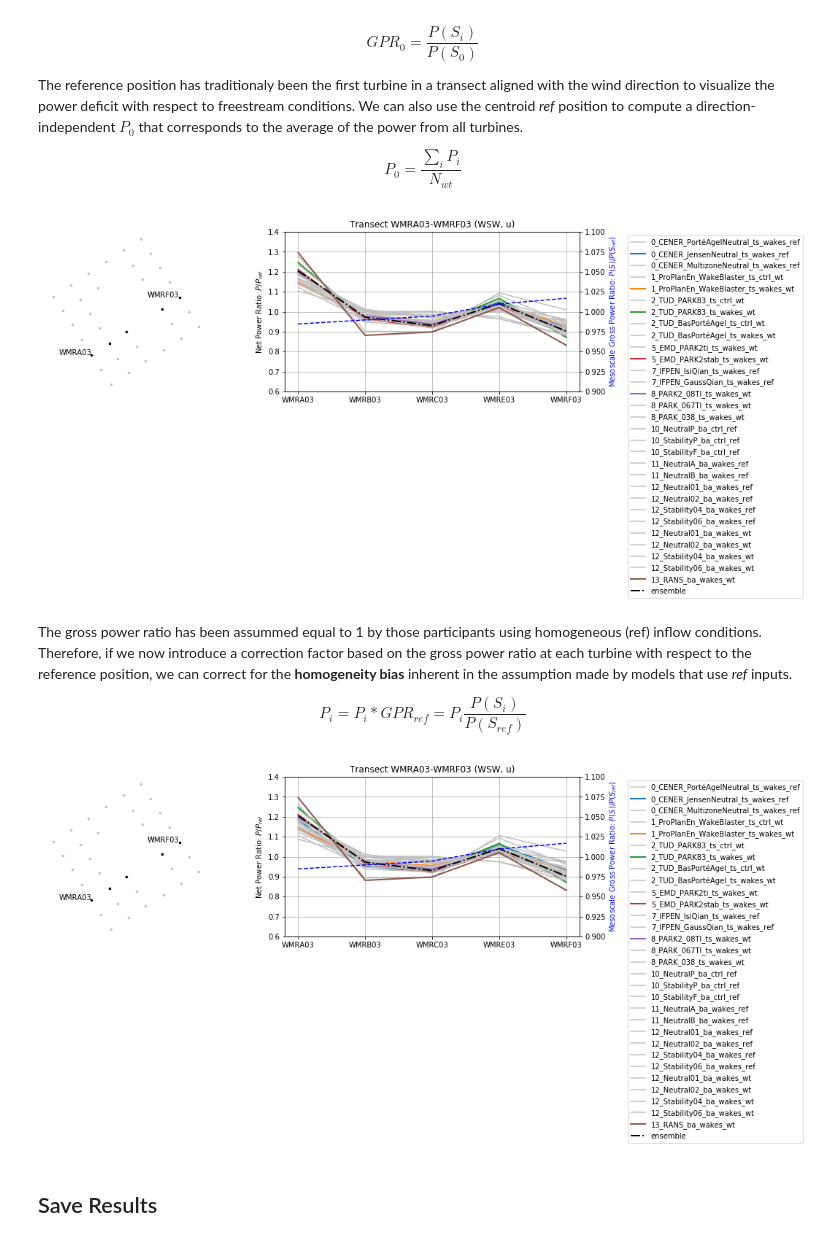
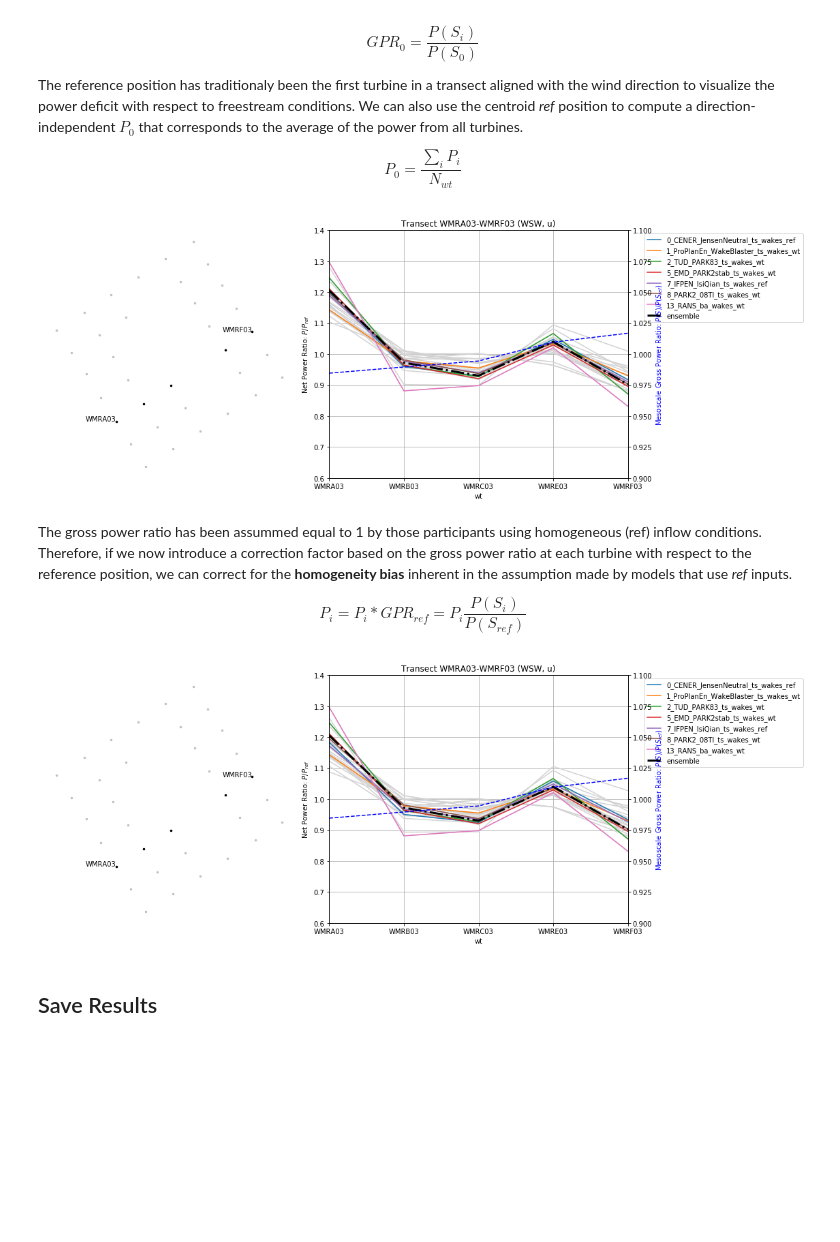
Before and after one commit to CENER-EPR/OWAbench, a Jupyter notebook: WestermostRough/WestermostRough_ArrayEfficiency.ipynb, the cells around one changed output. Drawn from its saved outputs; the diff is of its cells as text; code cells hidden in the pictures; blank space fills up the shorter version.

```diff
--- a/WestermostRough/WestermostRough_ArrayEfficiency.ipynb
+++ b/WestermostRough/WestermostRough_ArrayEfficiency.ipynb
@@ -370,7 +367,7 @@ plotresults = [0,1,2,3,4,5,6,7,8,9,10,11,12,13,14,15,16,17,18,19,20,21,22,23,24,
 tags = 'Label'
 plotresultsname = [sims[tags][x] for x in plotresults]
 
-highlight = ['wmr00b','wmr01b','wmr02b','wmr05b','wmr07a','wmr08a','wmr09a','wmr13']          # Highlight results in spagetti plots
+highlight = ['wmr00b','wmr01b','wmr02b','wmr05b','wmr07b','wmr08a','wmr13']          # Highlight results in spagetti plots
 #highlight = ['wmr00a','wmr00b','wmr07a','wmr07b','wmr07c','wmr09a']          # Highlight results in spagetti plots
 #highlight = ['wmr12a','wmr12b','wmr12c','wmr12d','wmr12e','wmr12f','wmr12g','wmr12h']          # Highlight results in spagetti plots
 # %%
@@ -534,24 +531,26 @@ $$ P_0 = \frac{\sum_{i}P_i}{N_{wt}} $$
 # %%
 WDbin = 'WSW'
 zLbin = 'u'
 
 wt_list = ['WMRA03','WMRB03','WMRC03','WMRE03','WMRF03'] # for SW inflow
 #wt_list = ['WMRF03','WMRE03','WMRC03','WMRB03','WMRA03'] # for NE inflow
 
 # Plot net power ratio
 data =   sim_P.loc[:,:,WDbin,zLbin].to_pandas()
 val_data = bench_P.loc[:,WDbin,zLbin].to_pandas()
 meso_data = meso_P.loc[:,WDbin,zLbin].to_pandas()
 
 ylim1 = [0.6,1.4]
 ylim2 = [0.9,1.1]
 figsize = (16,6)
 wtref = 'ref'    # reference position to compute P0
 
+sim_name = sims[sims['ID'].isin(highlight)]['Label'].tolist() # labels to use in the plot
+
 plot_transect(data.iloc[plotresults],val_data,meso_data,wt_list,turbines,Drot,
-              plotresultsname,WDbin,zLbin,highlight,ylim1,ylim2,figsize,wtref);
+              sim_name,WDbin,zLbin,highlight,ylim1,ylim2,figsize,wtref);
 # %% [output]
-[figure, old version]
+[figure, new version]
 # %% [markdown]
 The gross power ratio has been assummed equal to 1 by those participants using homogeneous (ref) inflow conditions. Therefore, if we now introduce a correction factor based on the gross power ratio at each turbine with respect to the reference position, we can correct for the **homogeneity bias** inherent in the assumption made by models that use *ref* inputs.
 
@@ -564,10 +563,12 @@ findref = ['ref' in sims.loc[x]['Input'] for x in range(n_sim)]  # finds simulat
 MBC=meso_P.loc[:,WDbin,zLbin]/meso_P.loc[:,WDbin,zLbin].mean() # mesoscale bias correction
 data1[findref] = data1[findref]*MBC.values
 
+sim_name = sims[sims['ID'].isin(highlight)]['Label'].tolist() # labels to use in the plot
+
 plot_transect(data1.iloc[plotresults],val_data,meso_data,wt_list,turbines,Drot,
-              plotresultsname,WDbin,zLbin,highlight,ylim1,ylim2,figsize,wtref);
+              sim_name,WDbin,zLbin,highlight,ylim1,ylim2,figsize,wtref);
 # %% [output]
-[figure, old version]
+[figure, new version]
 # %% [markdown]
 ## Save Results
 # %%
```
Also changed, not shown: parts of 2 cells of this notebook, 6 other files.
